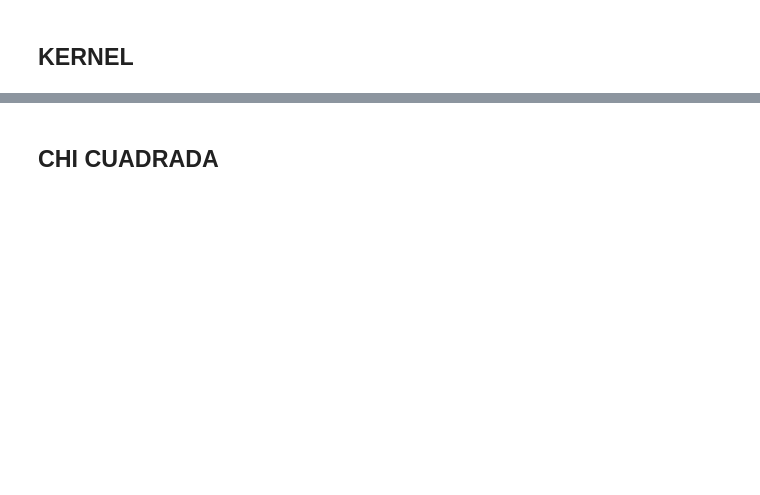
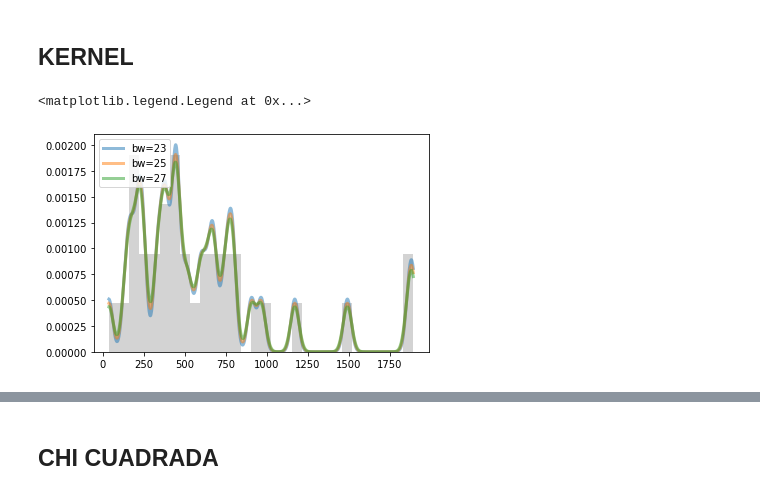
Before and after one commit to BetsyTorres/Proyecto_TorresBetsy_AntonKarla, a Jupyter notebook: Proy_Final.ipynb, the cells around one changed output, grey strips where cells are left out. Saved outputs shown, nothing was run; the diff lists cells and outputs as text; code cells hidden in the pictures; blank space fills up the shorter version.

Commit message:
KERNEL

```diff
--- a/Proy_Final.ipynb
+++ b/Proy_Final.ipynb
@@ -261,19 +265,28 @@ plt.show()
 # %% [markdown]
 ## KERNEL
-# %%
-x= np.array(x)
-grid = GridSearchCV(KernelDensity(),
-                    {'bandwidth': np.linspace(0.1, 1.0, 30)},
-                    cv=20) # 20-fold cross-validation
-grid.fit(x[:, None])
-print(grid.best_params_)
-# %%
-x_grid = np.linspace(0.1, x.max(), 1000)
-kde = grid.best_estimator_
-pdf = np.exp(kde.score_samples(x_grid[:,None]))
-
-fig, ax = plt.subplots(figsize=(15,7))
-ax.plot(x_grid, pdf, linewidth=3, alpha=0.5, label='bw=%.2f' % kde.bandwidth)
-ax.hist(x, 500, fc='gray', histtype='stepfilled', alpha=0.3, density=True)
-ax.legend(loc='upper left')
-ax.set_xlim(0, 500);
+# %%
+from sklearn.neighbors import KernelDensity
+from scipy.stats import gaussian_kde
+from statsmodels.nonparametric.kde import KDEUnivariate
+from statsmodels.nonparametric.kernel_density import KDEMultivariate
+
+def kde_sklearn(x, x_grid, bandwidth=0.2, **kwargs):
+    """Kernel Density Estimation with Scikit-learn"""
+    kde_skl = KernelDensity(bandwidth=bandwidth, **kwargs)
+    kde_skl.fit(x[:, np.newaxis])
+    # score_samples() returns the log-likelihood of the samples
+    log_pdf = kde_skl.score_samples(x_grid[:, np.newaxis])
+    return np.exp(log_pdf)
+
+x_grid = np.linspace(min(suicidios.iloc[1:,3]),max(suicidios.iloc[1:,3]), 1000)
+
+fig, ax = plt.subplots()
+for bandwidth in [23,25,27]:
+    ax.plot(x_grid, kde_sklearn(suicidios.iloc[1:,3], x_grid, bandwidth=bandwidth),
+            label='bw={0}'.format(bandwidth), linewidth=3, alpha=0.5)
+ax.hist(suicidios.iloc[1:,3], 30, fc='lightgray', histtype='stepfilled', alpha=1, density=True)
+# ax.set_xlim(-4.5, 3.5)
+ax.legend(loc='upper left')
+# %% [output]
+<matplotlib.legend.Legend at 0x...>
+[figure, added]
```
Also changed, not shown: parts of 15 cells of this notebook.
